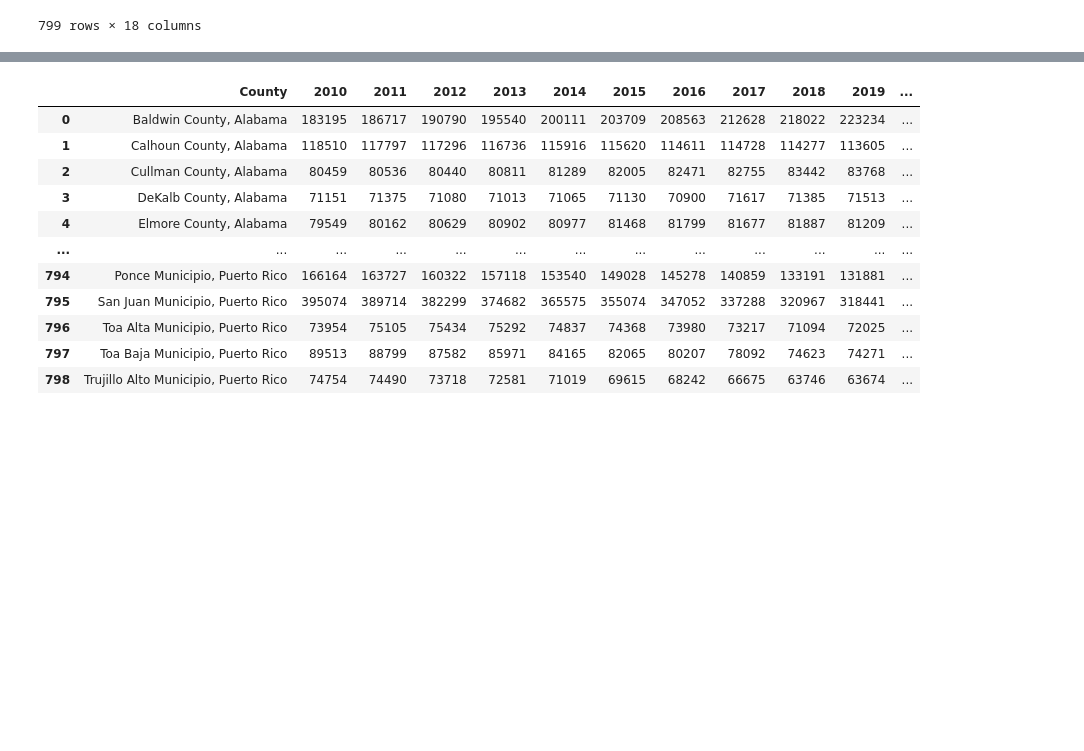
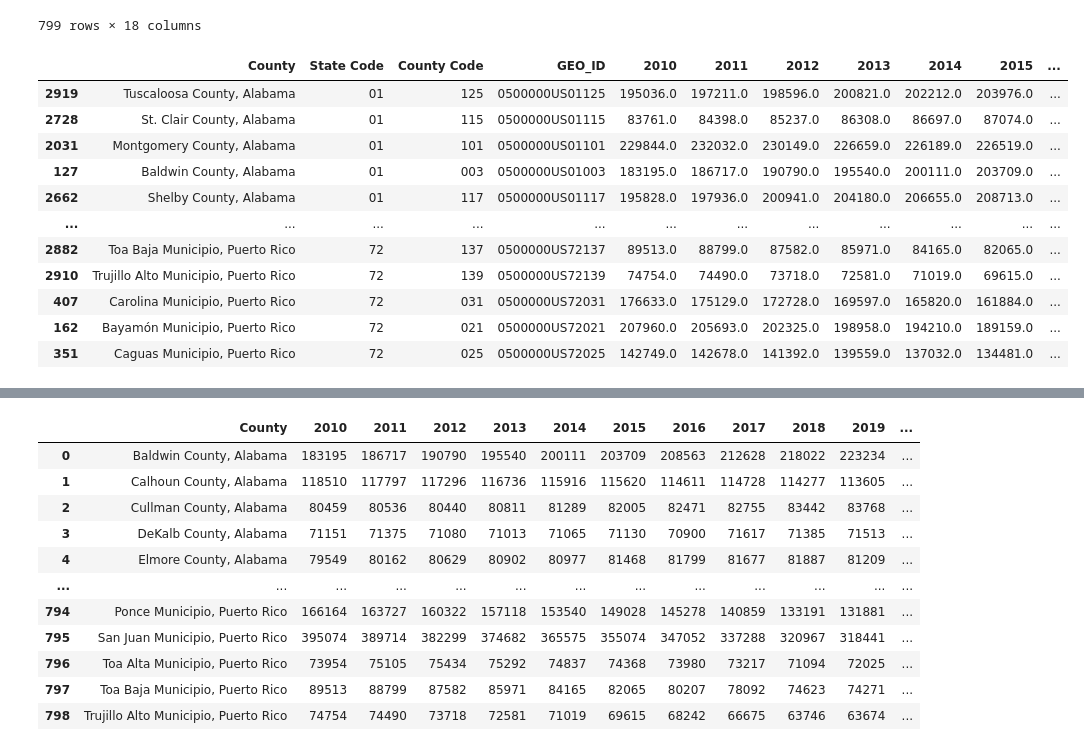
Before and after one commit to dfquinn23/Project_1, a Jupyter notebook: Census/7-17-24 Work/2010_2022_County_Pop_Totals.ipynb, the cells around one changed output, grey strips where cells are left out. Cells and saved outputs as stored; diff of their text form; code cells hidden in the pictures; blank space fills up the shorter version.

Commit message:
This has the updated csv with CAGR & total growth rate for population: 2010_2022_pop_totals_CAGR

```diff
--- a/Census/7-17-24 Work/2010_2022_County_Pop_Totals.ipynb
+++ b/Census/7-17-24 Work/2010_2022_County_Pop_Totals.ipynb
@@ -532,3 +532,84 @@ master_county_df.dropna()
 | 3224 | Yuba County, California | 06 | 115 | 0500000US06115 | 72388 | 72578 | 72926 | 73340 | 73966 | 74492 | ... |
 | 3226 | Yuma County, Arizona | 04 | 027 | 0500000US04027 | 196509 | 200870 | 200022 | 201201 | 203247 | 204275 | ... |
 799 rows × 18 columns
+# %%
+
+# List of dataframes
+masters = [state_pop2010_df3, state_pop2011_df3, state_pop2012_df3,
+           state_pop2013_df3, state_pop2014_df3, state_pop2015_df3,
+           state_pop2016_df3, state_pop2017_df3, state_pop2018_df3,
+           state_pop2019_df3, county2020_query_df3, state_pop2021_df3, state_pop2022_df3]
+
+# Rename the Population column and keep required columns
+for i, df in enumerate(masters):
+    df = df.rename(columns={'Population': f'Pop{i+1}'})
+    masters[i] = df[['County', f'Pop{i+1}', 'State Code', 'County Code', 'GEO_ID']]  # Keep required columns
+
+# Start with the first DataFrame
+master_county_df = masters[0]
+
+# Merge each subsequent DataFrame into the master DataFrame
+for df in masters[1:]:
+    master_county_df = pd.merge(master_county_df, df, on=['County', 'State Code', 'County Code', 'GEO_ID'], how='outer')
+
+# Rename the population columns to corresponding years
+column_renames = {
+    "Pop1": "2010", "Pop2": "2011", "Pop3": "2012",
+    "Pop4": "2013", "Pop5": "2014", "Pop6": "2015",
+    "Pop7": "2016", "Pop8": "2017", "Pop9": "2018",
+    "Pop10": "2019", "Pop11": "2020", "Pop12": "2021",
+    "Pop13": "2022"
+}
+
+master_county_df = master_county_df.rename(columns=column_renames)
+
+# Convert population columns to numeric
+for year in range(2010, 2023):
+    master_county_df[str(year)] = pd.to_numeric(master_county_df[str(year)], errors='coerce')
+
+# Select and order the final columns
+final_columns = ['County', 'State Code', 'County Code', 'GEO_ID'] + [str(year) for year in range(2010, 2023)]
+master_county_df = master_county_df[final_columns]
+
+# Sort the final DataFrame by State Code
+master_county_df = master_county_df.sort_values('State Code')
+
+# Create GeoFips column
+master_county_df['GeoFips'] = master_county_df['State Code'].str.cat(master_county_df['County Code'], sep='')
+
+# Calculate CAGR
+def calculate_cagr(start_value, end_value, num_years):
+    if start_value > 0 and end_value > 0:
+        return ((end_value / start_value) ** (1 / num_years)) - 1
+    else:
+        return None
+
+master_county_df['CAGR'] = master_county_df.apply(
+    lambda row: calculate_cagr(row['2010'], row['2022'], 12) if pd.notnull(row['2010']) and pd.notnull(row['2022']) else None,
+    axis=1
+)
+
+# Calculate Total Growth Rate
+master_county_df['Total Growth Rate'] = master_county_df.apply(
+    lambda row: (row['2022'] - row['2010']) / row['2010'] if pd.notnull(row['2010']) and pd.notnull(row['2022']) else None,
+    axis=1
+)
+
+# Drop rows with any missing values
+master_county_df = master_county_df.dropna()
+
+# Display the final merged dataframe
+master_county_df
+# %% [output]
+|  | County | State Code | County Code | GEO_ID | 2010 | 2011 | 2012 | 2013 | 2014 | 2015 | ... |
+| 2919 | Tuscaloosa County, Alabama | 01 | 125 | 0500000US01125 | 195036.0 | 197211.0 | 198596.0 | 200821.0 | 202212.0 | 203976.0 | ... |
+| 2728 | St. Clair County, Alabama | 01 | 115 | 0500000US01115 | 83761.0 | 84398.0 | 85237.0 | 86308.0 | 86697.0 | 87074.0 | ... |
+| 2031 | Montgomery County, Alabama | 01 | 101 | 0500000US01101 | 229844.0 | 232032.0 | 230149.0 | 226659.0 | 226189.0 | 226519.0 | ... |
+| 127 | Baldwin County, Alabama | 01 | 003 | 0500000US01003 | 183195.0 | 186717.0 | 190790.0 | 195540.0 | 200111.0 | 203709.0 | ... |
+| 2662 | Shelby County, Alabama | 01 | 117 | 0500000US01117 | 195828.0 | 197936.0 | 200941.0 | 204180.0 | 206655.0 | 208713.0 | ... |
+| ... | ... | ... | ... | ... | ... | ... | ... | ... | ... | ... | ... |
+| 2882 | Toa Baja Municipio, Puerto Rico | 72 | 137 | 0500000US72137 | 89513.0 | 88799.0 | 87582.0 | 85971.0 | 84165.0 | 82065.0 | ... |
+| 2910 | Trujillo Alto Municipio, Puerto Rico | 72 | 139 | 0500000US72139 | 74754.0 | 74490.0 | 73718.0 | 72581.0 | 71019.0 | 69615.0 | ... |
+| 407 | Carolina Municipio, Puerto Rico | 72 | 031 | 0500000US72031 | 176633.0 | 175129.0 | 172728.0 | 169597.0 | 165820.0 | 161884.0 | ... |
+| 162 | Bayamón Municipio, Puerto Rico | 72 | 021 | 0500000US72021 | 207960.0 | 205693.0 | 202325.0 | 198958.0 | 194210.0 | 189159.0 | ... |
+| 351 | Caguas Municipio, Puerto Rico | 72 | 025 | 0500000US72025 | 142749.0 | 142678.0 | 141392.0 | 139559.0 | 137032.0 | 134481.0 | ... |
```
Also changed, not shown: parts of 3 cells of this notebook, 2 other files.
